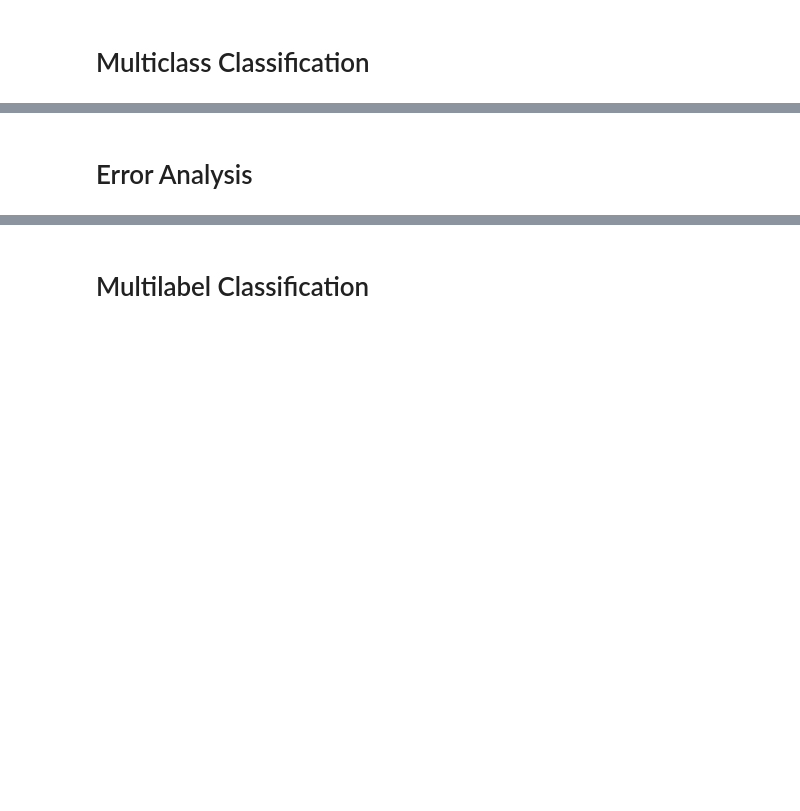
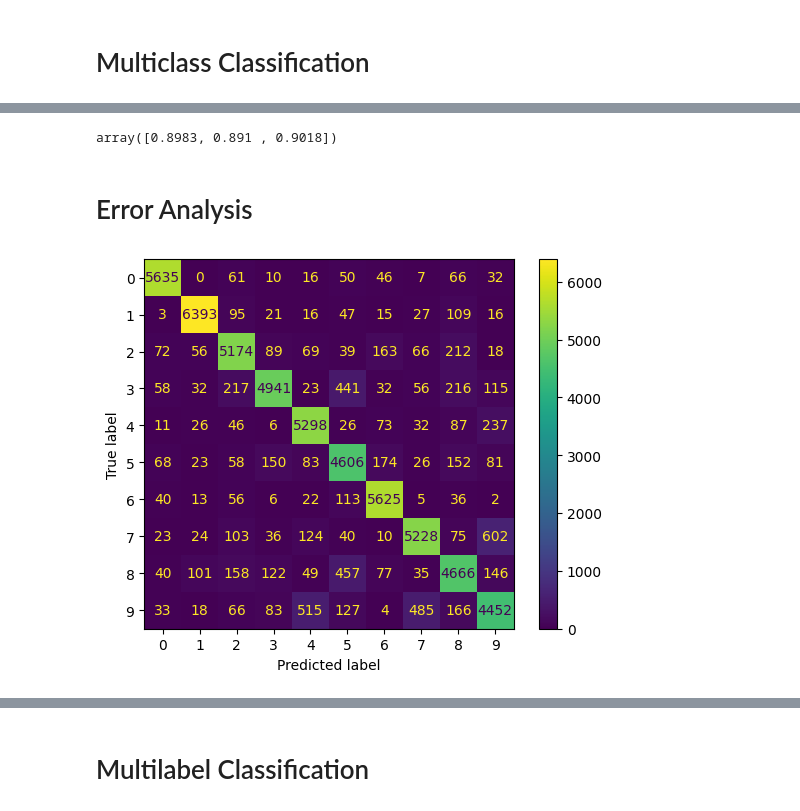
Before and after one commit to malayajac/HowIUnderstandIt_HandsOnML, a Jupyter notebook: ch3_classification.ipynb, the cells around one changed output, grey strips where cells are left out. Drawn from its saved outputs; the diff is of its cells as text; code cells hidden in the pictures; blank space fills up the shorter version.

```diff
--- a/ch3_classification.ipynb
+++ b/ch3_classification.ipynb
@@ -348,0 +409,4 @@ roc_auc_score(y_train_5, y_scores_forest)
+# %%
+sgd_clf = SGDClassifier(random_state=42)
+sgd_clf.fit(X_train, y_train)
+sgd_clf.predict([some_digit])
@@ -349,2 +442,6 @@ roc_auc_score(y_train_5, y_scores_forest)
+# %%
+cross_val_score(sgd_clf, X_train_scales, y_train, cv=3, scoring="accuracy")
+# %% [output]
+array([0.8983, 0.891 , 0.9018])
 # %% [markdown]
 # Error Analysis
@@ -350,0 +450,7 @@ roc_auc_score(y_train_5, y_scores_forest)
+# %%
+y_train_pred = cross_val_predict(sgd_clf, X_train, y_train, cv=3)
+# %%
+ConfusionMatrixDisplay.from_predictions(y_train, y_train_pred)
+plt.show()
+# %% [output]
+[figure, added]
```
Also changed, not shown: parts of 37 cells of this notebook.
